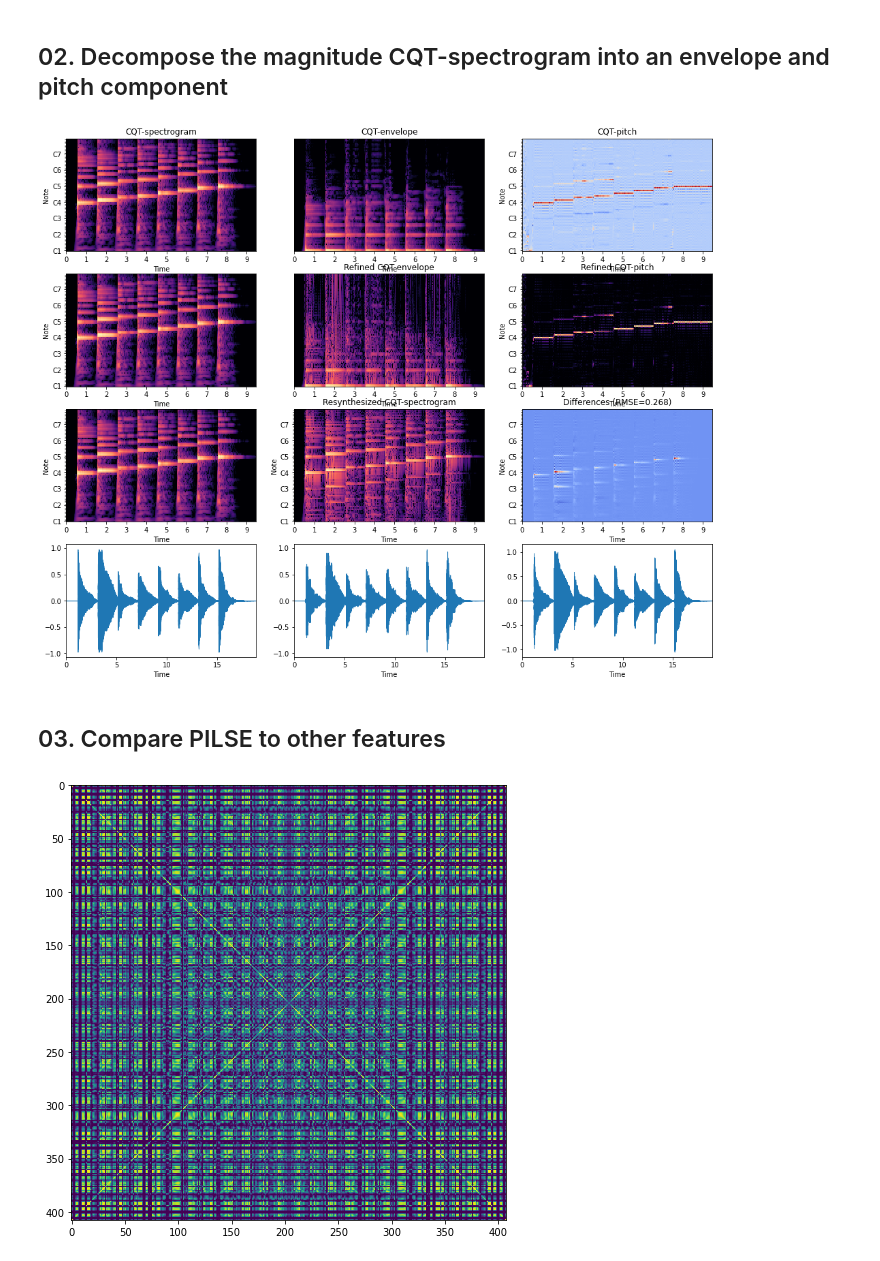
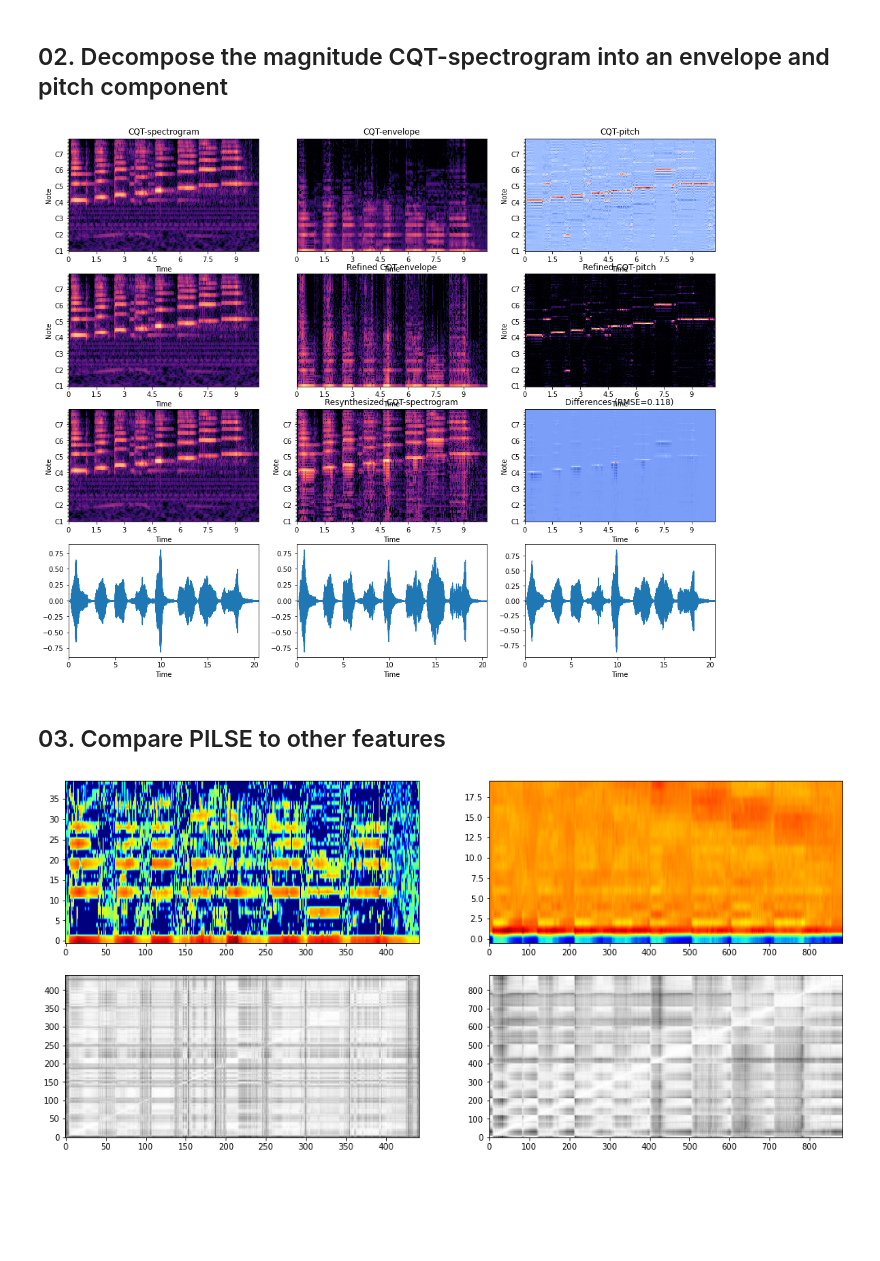
Before and after one commit to zafarrafii/CQHC-Python, a Jupyter notebook: PILSE-Python.ipynb, the cells around one changed output. Saved outputs shown, nothing was run; the diff lists cells and outputs as text; code cells hidden in the pictures; blank space fills up the shorter version.

Commit message:
Added comparison with MFCC.

```diff
--- a/PILSE-Python.ipynb
+++ b/PILSE-Python.ipynb
@@ -202,9 +202,10 @@ import librosa.display
 import matplotlib.pyplot as plt
 
 # Load an audio file with its sampling frequency, and keep only its left channel
-file_path = r"94812__digifishmusic__c4-major-scale-piano.wav"
+# file_path = r"94812__digifishmusic__c4-major-scale-piano.wav"
+file_path = r"557469__oleviolin__d-scale-violin.wav"
 audio_signal, sampling_frequency = librosa.load(file_path, sr=None, mono=False)
-audio_signal = audio_signal[0, :]
+# audio_signal = audio_signal[0, :]
 
 # Comptute the CQT-spectrogram for the signal
 step_length = int(pow(2, int(np.ceil(np.log2(0.04*sampling_frequency))))/2)
@@ -224,14 +225,13 @@ pitch_component = np.real(np.fft.ifft(ft_spectrogram/absft_spectrogram, axis=0)[
 pitch_component2 = np.copy(pitch_component)
 pitch_component2[pitch_component2 < 0] = 0
 envelope_component2 \
-= np.real(np.fft.ifft(ft_spectrogram/(np.fft.fft(pitch_component2, 2*number_frequencies-1, axis=0)+0.000001), axis=0)\
+= np.real(np.fft.ifft(ft_spectrogram/(np.fft.fft(pitch_component2, 2*number_frequencies-1, axis=0)+1e-6), axis=0)\
           [0:number_frequencies, :])
-pitch_component2 = pitch_component2[0:number_frequencies, :]
 
 # Resynthesize the spectrogram by convolving the refined envelope and the pitch component
 audio_spectrogram2 = np.zeros((number_frequencies, number_times))
 for i in range(number_times):
-    audio_spectrogram2[:, i] = np.convolve(envelope_component[:, i], pitch_component[:, i])[0:number_frequencies]
+    audio_spectrogram2[:, i] = np.convolve(envelope_component2[:, i], pitch_component2[:, i])[0:number_frequencies]
 audio_spectrogram2 = np.real(audio_spectrogram2)
 
 # Resynthesize the signal
@@ -284,7 +284,7 @@ plt.subplot(4, 3, 12)
 librosa.display.waveplot(audio_signal-audio_signal2)
 plt.show()
 # %% [output]
-[figure, old version]
+[figure, new version]
 # %% [markdown]
 ## 03. Compare PILSE to other features
 # %%
@@ -301,11 +301,16 @@ def pilse(audio_spectrogram):
     ft_spectrogram = np.fft.fft(audio_spectrogram, 2*number_frequencies-1, axis=0)
     absft_spectrogram = abs(ft_spectrogram)
 
-    # Derive the envelop and pitch components
-    envelope_component = np.real(np.fft.ifft(absft_spectrogram)[0:number_frequencies, :])
-    envelope_component[envelope_component<0] = 0
-    pitch_component = np.real(np.fft.ifft(ft_spectrogram/absft_spectrogram)[0:number_frequencies, :])
-    pitch_component[pitch_component<0] = 0
+    # Derive the envelope and pitch components
+    envelope_component = np.real(np.fft.ifft(absft_spectrogram, axis=0)[0:number_frequencies, :])
+    pitch_component = np.real(np.fft.ifft(ft_spectrogram/absft_spectrogram, axis=0)[0:number_frequencies, :])
+
+    # Refine the envelope and pitch components
+    pitch_component[pitch_component < 0] = 0
+    envelope_component \
+    = np.real(np.fft.ifft(ft_spectrogram/(np.fft.fft(pitch_component, 2*number_frequencies-1, axis=0)+1e-6), axis=0)\
+              [0:number_frequencies, :])
+    envelope_component[envelope_component < 0] = 0
 
     return envelope_component, pitch_component
 
@@ -313,35 +318,49 @@ def pilse(audio_spectrogram):
 # Define a function to compute a self-similarity matrix using the cosine similarity
 def ssm(audio_feature):
 
     # Normalize the columns by their Euclidean norm
     audio_feature0 = audio_feature/(np.sqrt(np.sum(np.power(audio_feature, 2), axis=0))+0.001)
 
     # Multiple the normalized columns with each other
     similarity_matrix = np.matmul(audio_feature0.T, audio_feature0)
 
     return similarity_matrix
 
 
 # Load an audio file with its sampling frequency, and keep only its left channel
-file_path = r"94812__digifishmusic__c4-major-scale-piano.wav"
+# file_path = r"94812__digifishmusic__c4-major-scale-piano.wav"
+file_path = r"557469__oleviolin__d-scale-violin.wav"
 audio_signal, sampling_frequency = librosa.load(file_path, sr=None, mono=False)
-audio_signal = audio_signal[0, :]
+# audio_signal = audio_signal[0, :]
 
 # Comptute the CQT-spectrogram for the signal
 step_length = int(pow(2, int(np.ceil(np.log2(0.04*sampling_frequency))))/2)
 audio_cqt = librosa.cqt(audio_signal, sr=sampling_frequency, hop_length=step_length)
 audio_spectrogram = np.abs(audio_cqt)
 number_frequencies, number_times = np.shape(audio_spectrogram)
 
 # Compute the envelope and pitch components
 envelope_component, pitch_component = pilse(audio_spectrogram)
 
 # Compute the self-similarity matrix using the cosine similarity
-similarity_matrix = ssm(envelope_component)
+similarity_matrix = ssm(envelope_component[0:40, :])
+
+# Compute the MFCCs
+audio_mfcc = librosa.feature.mfcc(y=audio_signal, sr=sampling_frequency, n_mfcc=20)
+
+# Compute the self-similarity matrix using the cosine similarity
+similarity_matrix2 = ssm(audio_mfcc)
 
 # ...
 plt.figure(figsize=(17, 8))
-plt.imshow(similarity_matrix)
+plt.subplot(2, 2, 1)
+plt.imshow(20*np.log10(envelope_component[0:40, :]+1e-6), cmap="jet", aspect="auto", origin="lower")
+plt.subplot(2, 2, 2)
+plt.imshow(audio_mfcc, cmap="jet", aspect="auto", origin="lower")
+plt.subplot(2, 2, 3)
+plt.imshow(similarity_matrix, cmap="gray", aspect="auto", origin="lower", vmin=0.75, vmax=1)
+plt.subplot(2, 2, 4)
+plt.imshow(similarity_matrix2, cmap="gray", aspect="auto", origin="lower", vmin=0.75, vmax=1)
 plt.show()
 # %% [output]
-[figure, old version]
+[figure, new version]
```
Also changed, not shown: parts of 1 cell of this notebook, 1 other file.
